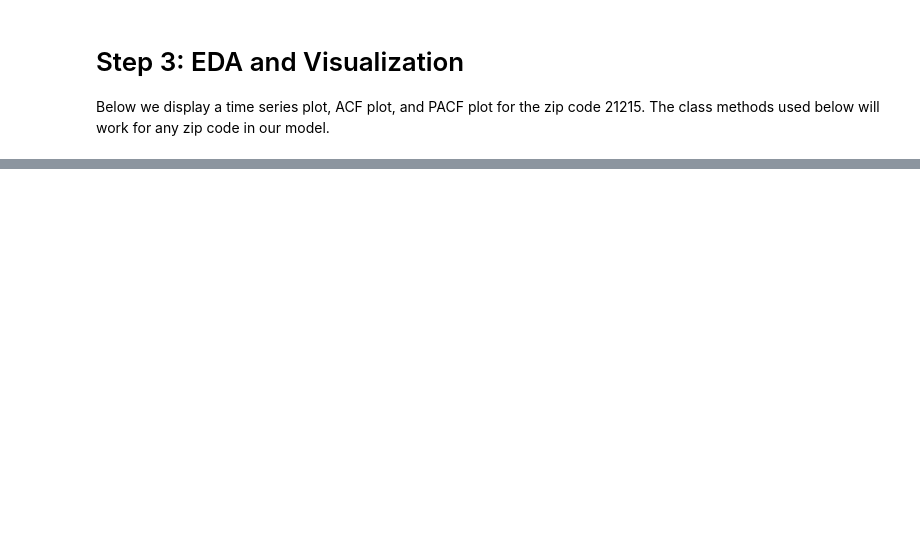
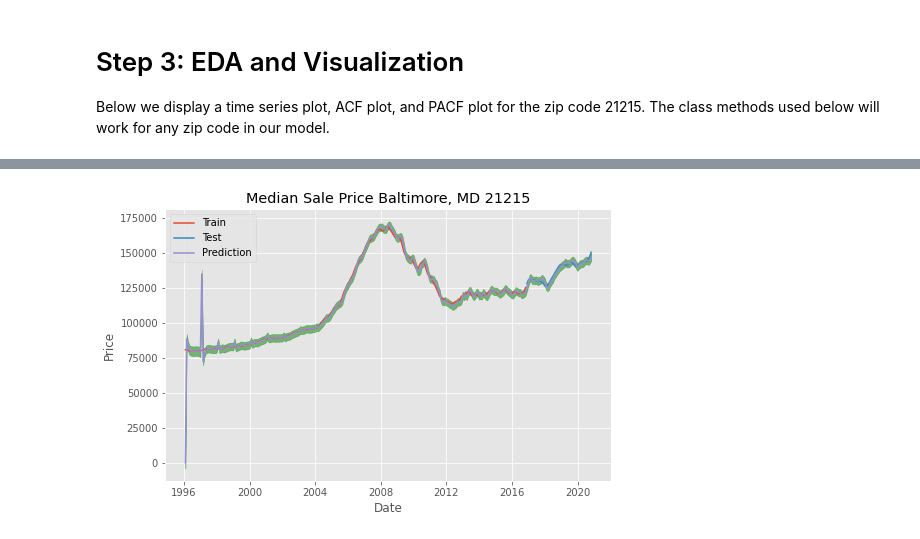
Before and after one commit to sethchart/Baltimore-Real-Estate-Investment, a Jupyter notebook: code/notebook.ipynb, the cells around one changed output, grey strips where cells are left out. Cells and saved outputs as stored; diff of their text form; code cells hidden in the pictures; blank space fills up the shorter version.

```diff
--- a/code/notebook.ipynb
+++ b/code/notebook.ipynb
@@ -327,0 +302,2 @@ model.make_time_series_plot(21215);
+# %%
+best_model = model.fit(zip_code)
@@ -327,0 +323,4 @@ model.make_time_series_plot(21215);
+# %%
+model.time_series_plot(zip_code, show_forecast=False);
+# %% [output]
+[figure, added]
```
Also changed, not shown: parts of 29 cells of this notebook.
